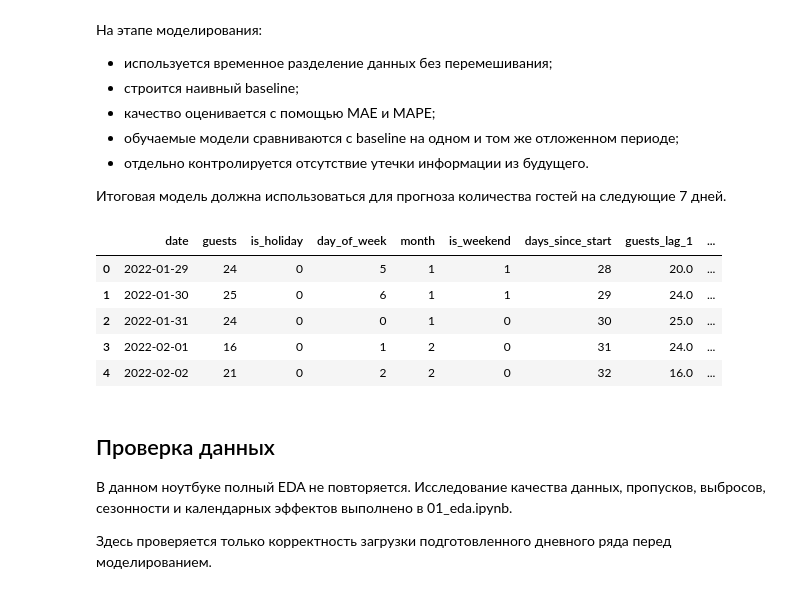
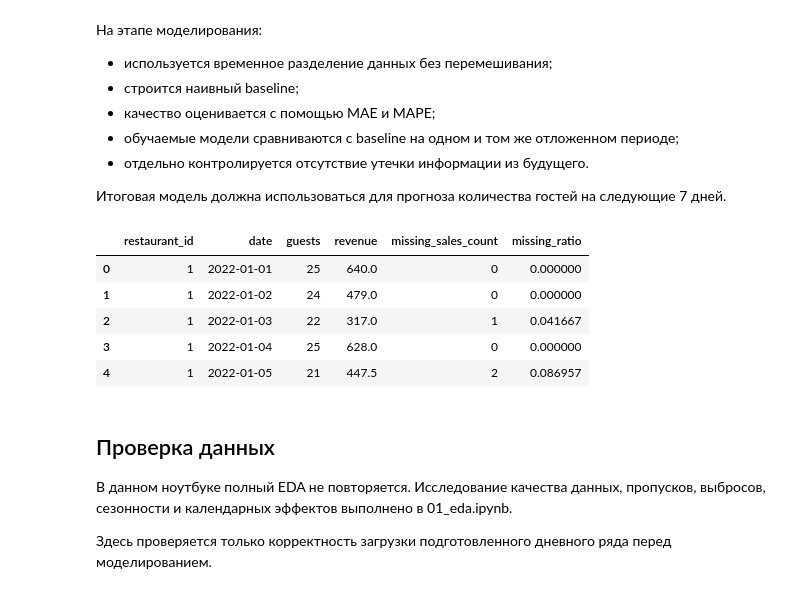
Before and after one commit to Irdorat/coperto_project, a Jupyter notebook: notebooks/02_modelling.ipynb, the cells around one changed output. Saved outputs shown, nothing was run; the diff lists cells and outputs as text; code cells hidden in the pictures.

```diff
--- a/notebooks/02_modelling.ipynb
+++ b/notebooks/02_modelling.ipynb
@@ -38,18 +53,18 @@ import holidays
 # %%
-daily = pd.read_csv(
-    "../data/processed/daily.csv",
-    parse_dates=["date"]
-)
+daily = load_daily_data('../data/processed/daily.csv')
 
-daily = daily.sort_values("date").reset_index(drop=True)
+validate_daily_frequency(daily)
+
+daily = daily.sort_values('date').reset_index(drop=True)
+
 display(daily.head())
 # %% [output]
-|  | date | guests | is_holiday | day_of_week | month | is_weekend | days_since_start | guests_lag_1 | ... |
-| 0 | 2022-01-29 | 24 | 0 | 5 | 1 | 1 | 28 | 20.0 | ... |
-| 1 | 2022-01-30 | 25 | 0 | 6 | 1 | 1 | 29 | 24.0 | ... |
-| 2 | 2022-01-31 | 24 | 0 | 0 | 1 | 0 | 30 | 25.0 | ... |
-| 3 | 2022-02-01 | 16 | 0 | 1 | 2 | 0 | 31 | 24.0 | ... |
-| 4 | 2022-02-02 | 21 | 0 | 2 | 2 | 0 | 32 | 16.0 | ... |
+|  | restaurant_id | date | guests | revenue | missing_sales_count | missing_ratio |
+| 0 | 1 | 2022-01-01 | 25 | 640.0 | 0 | 0.000000 |
+| 1 | 1 | 2022-01-02 | 24 | 479.0 | 0 | 0.000000 |
+| 2 | 1 | 2022-01-03 | 22 | 317.0 | 1 | 0.041667 |
+| 3 | 1 | 2022-01-04 | 25 | 628.0 | 0 | 0.000000 |
+| 4 | 1 | 2022-01-05 | 21 | 447.5 | 2 | 0.086957 |
 # %% [markdown]
 ## Проверка данных
 
```
Also changed, not shown: parts of 24 cells of this notebook.
